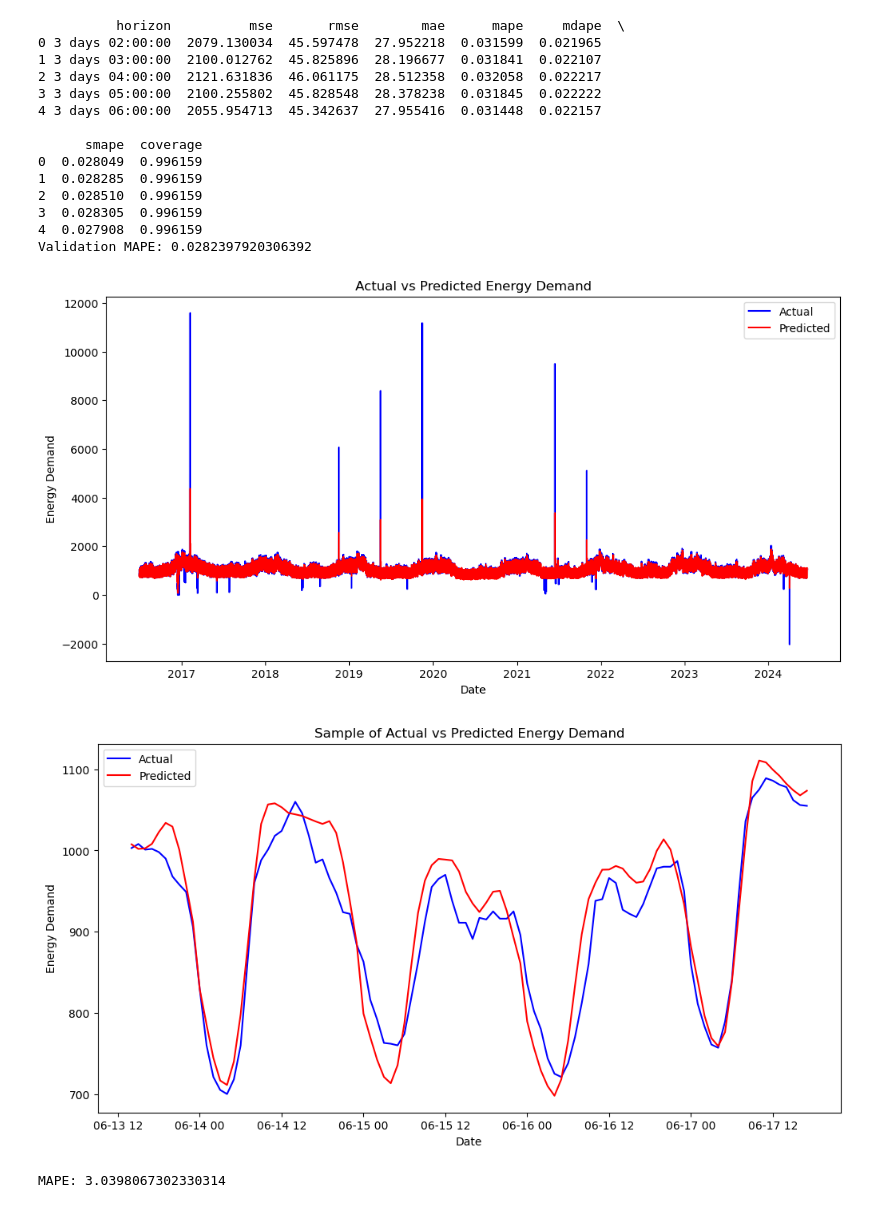
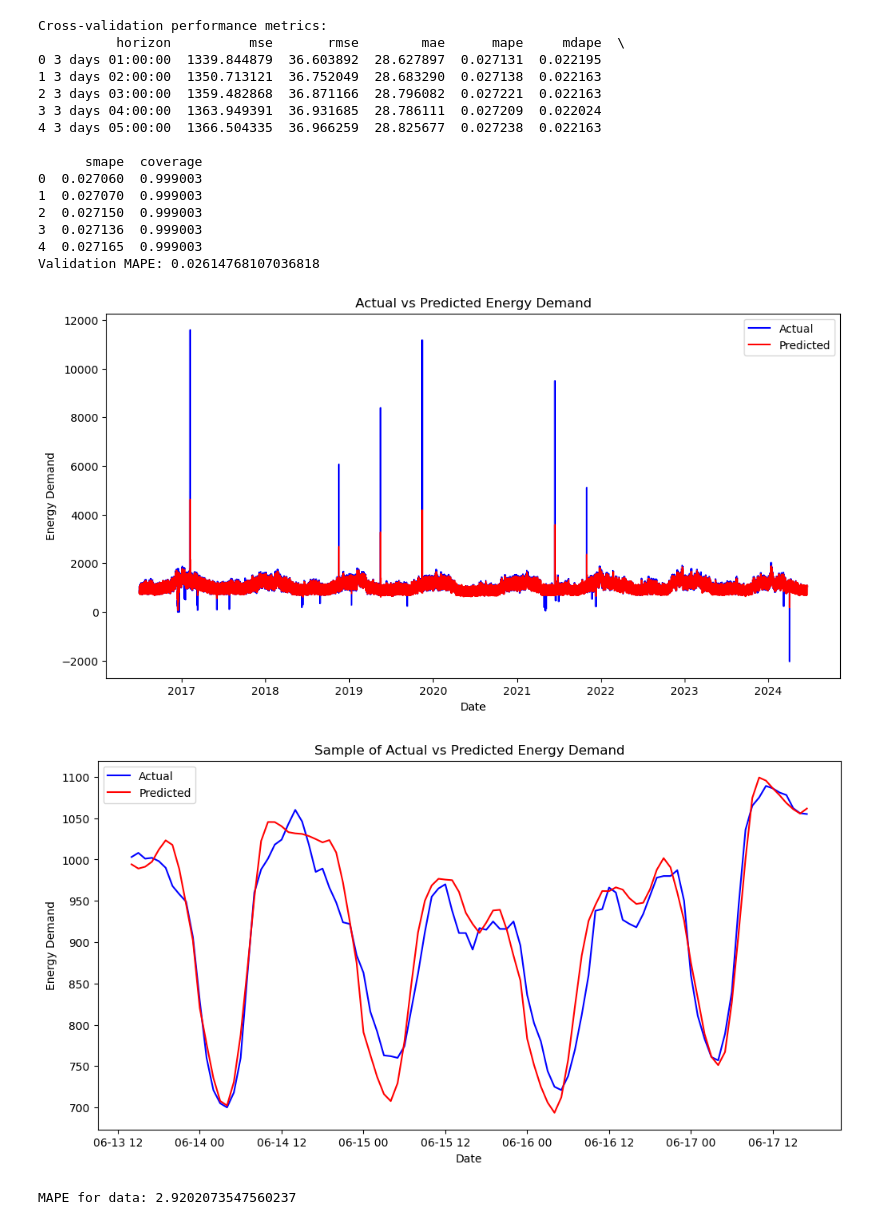
Before and after one commit to rushilkukreja/energy, a Jupyter notebook: City-Specifc-Prophet/SeattleProphet.ipynb, the cells around one changed output. Drawn from its saved outputs; the diff is of its cells as text; code cells hidden in the pictures.

```diff
--- a/City-Specifc-Prophet/SeattleProphet.ipynb
+++ b/City-Specifc-Prophet/SeattleProphet.ipynb
@@ -5,7 +5,6 @@ from prophet.diagnostics import cross_validation, performance_metrics
 from sklearn.metrics import mean_absolute_percentage_error
 import matplotlib.pyplot as plt
 import numpy as np
-from sklearn.model_selection import train_test_split
 
 data = pd.read_excel('../City-Specific Data/Seattle.xlsx')
 data = data.dropna()
@@ -22,12 +21,9 @@ for lag in range(1, 25):
 
 df['Temp_RollingMean_24'] = df['Temperature'].rolling(window=24).mean()
 df['Temp_RollingStd_24'] = df['Temperature'].rolling(window=24).std()
-
 df['Temp_Humidity_Interaction'] = df['Temperature'] * df['RelativeHumidity']
 
 df.dropna(inplace=True)
-
-train_df, val_df = train_test_split(df, test_size=0.2, shuffle=False)
 
 model = Prophet()
 model.add_regressor('Temperature')
@@ -46,12 +42,14 @@ model.add_regressor('Temp_Humidity_Interaction')
 for lag in range(1, 25):
     model.add_regressor(f'Lag_{lag}')
 
-model.fit(train_df)
+model.fit(df)
 
 df_cv = cross_validation(model, initial='365 days', period='180 days', horizon='30 days')
 df_p = performance_metrics(df_cv)
+print("Cross-validation performance metrics:")
 print(df_p.head())
 
+val_df = df.iloc[-len(df_cv):]
 val_df_future = val_df[['ds', 'Temperature', 'DewPoint', 'WindSpeed', 'Pressure', 'RelativeHumidity',
                         'Hour', 'DayOfWeek', 'Month', 'IsWeekend', 'Temp_RollingMean_24',
                         'Temp_RollingStd_24', 'Temp_Humidity_Interaction'] + [f'Lag_{lag}' for lag in range(1, 25)]]
@@ -95,5 +93,5 @@ plt.show()
 non_zero_data = aligned_df[aligned_df['y'] != 0]
 non_zero_errors = np.abs((non_zero_data['y'] - non_zero_data['yhat']) / non_zero_data['y'])
 non_zero_mape = non_zero_errors.mean() * 100
-print("MAPE:", non_zero_mape)
+print("MAPE for data:", non_zero_mape)
 # %% [output]
@@ -120,17 +118,18 @@ Seasonality has period of 365.25 days which is larger than initial window. Consi
+Cross-validation performance metrics:
           horizon          mse       rmse        mae      mape     mdape  \
-0 3 days 02:00:00  2079.130034  45.597478  27.952218  0.031599  0.021965
-1 3 days 03:00:00  2100.012762  45.825896  28.196677  0.031841  0.022107
-2 3 days 04:00:00  2121.631836  46.061175  28.512358  0.032058  0.022217
-3 3 days 05:00:00  2100.255802  45.828548  28.378238  0.031845  0.022222
-4 3 days 06:00:00  2055.954713  45.342637  27.955416  0.031448  0.022157
+0 3 days 01:00:00  1339.844879  36.603892  28.627897  0.027131  0.022195
+1 3 days 02:00:00  1350.713121  36.752049  28.683290  0.027138  0.022163
+2 3 days 03:00:00  1359.482868  36.871166  28.796082  0.027221  0.022163
+3 3 days 04:00:00  1363.949391  36.931685  28.786111  0.027209  0.022024
+4 3 days 05:00:00  1366.504335  36.966259  28.825677  0.027238  0.022163
 
       smape  coverage
-0  0.028049  0.996159
-1  0.028285  0.996159
-2  0.028510  0.996159
-3  0.028305  0.996159
-4  0.027908  0.996159
-Validation MAPE: 0.0282397920306392
+0  0.027060  0.999003
+1  0.027070  0.999003
+2  0.027150  0.999003
+3  0.027136  0.999003
+4  0.027165  0.999003
+Validation MAPE: 0.02614768107036818
 [figure]
-[figure, old version]
+[figure, new version]
-MAPE: 3.0398067302330314
+MAPE for data: 2.9202073547560237
```
Also changed, not shown: parts of 1 cell of this notebook, 14 other files.
